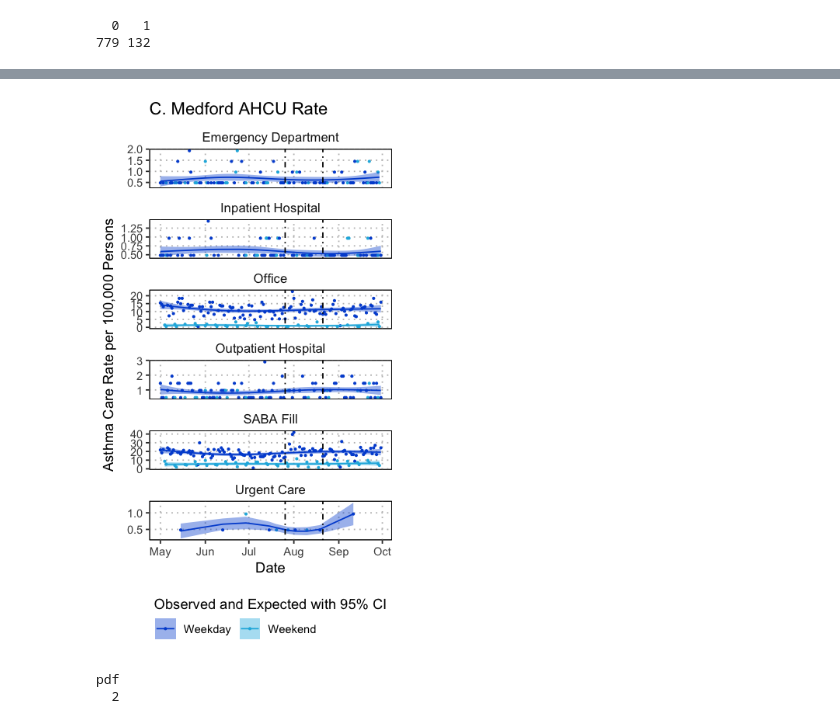
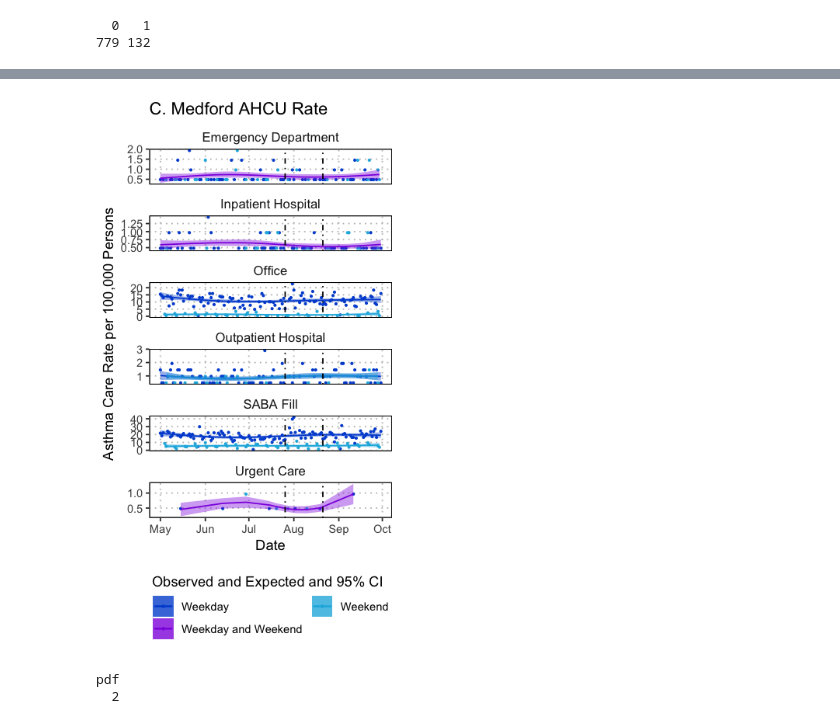
Before and after one commit to RyanGan/oregon_wildfire, a Jupyter notebook: r_scripts/analysis/msa_daily_smoke_analysis.ipynb, the cells around one changed output, grey strips where cells are left out. Saved outputs shown, nothing was run; the diff lists cells and outputs as text; code cells hidden in the pictures.

Commit message:
updated figure and results

```diff
--- a/r_scripts/analysis/msa_daily_smoke_analysis.ipynb
+++ b/r_scripts/analysis/msa_daily_smoke_analysis.ipynb
@@ -277,7 +341,13 @@ medford_estimates <- medford %>%
 medford_asthma_rates <- bind_cols(medford, medford_estimates) %>%
     mutate(pred_rate = (pred_n/pop)*100000,
            se_rate = (se/pop)*100000,
-           weekend_pred = ifelse(service_place %in% c('SABA Fill', 'Office'), weekend, 0))
+           weekend_pred = ifelse(service_place %in% c('SABA Fill', 'Office'), weekend, 0),
+           weekend_cat = factor(case_when((service_place %in% c('Emergency Department',
+                                                         'Inpatient Hospital',
+                                                         'Urgent Care')) ~ 'Weekday and Weekend',
+                                   weekend == 1 ~ 'Weekend',
+                                   weekend == 0 ~ 'Weekday'),
+                                levels = c('Weekday', 'Weekend', 'Weekday and Weekend')))
 # %%
 # set plot options
 options(repr.plot.width = 3.25, repr.plot.height = 6)
@@ -285,50 +355,70 @@ options(repr.plot.width = 3.25, repr.plot.height = 6)
 # plot of pm by msa
 med_oregon_plot <- ggplot() +
     # observed
-    geom_point(data = medford_asthma_rates,
-               aes(x=date, y=rate_100k, group = weekend, color=as.factor(weekend)),
-               size = 0.5) +
+    geom_point(data = filter(medford_asthma_rates, weekend == 0),
+               aes(x = date, y = rate_100k, color = 'Weekday'),
+               size = 0.5, show.legend = T) +
+    geom_point(data = filter(medford_asthma_rates, weekend == 1),
+               aes(x = date, y = rate_100k, color = 'Weekend'),
+               size = 0.5, show.legend = T) +
     # expected
-    geom_line(data = medford_asthma_rates,
-              aes(x = date, y = pred_rate, group = weekend_pred, color = as.factor(weekend_pred))) + #, color='#da22ff') +
-    geom_ribbon(data = medford_asthma_rates,
+    geom_line(data = filter(medford_asthma_rates, weekend_cat == 'Weekday'),
+              aes(x = date, y = pred_rate, color = 'Weekday')) +
+    geom_line(data = filter(medford_asthma_rates, weekend_cat == 'Weekend'),
+              aes(x = date, y = pred_rate, color = 'Weekend')) +
+    geom_line(data = filter(medford_asthma_rates, weekend_cat == 'Weekday and Weekend'),
+              aes(x = date, y = pred_rate, color = 'Weekday and Weekend')) +
+    geom_ribbon(data = filter(medford_asthma_rates, weekend_cat == 'Weekday'),
                 aes(x = date,
                     ymin = (pred_rate - 1.96*se_rate),
                     ymax = (pred_rate + 1.96*se_rate),
-                    group = weekend_pred, fill = as.factor(weekend_pred)), alpha = 0.4) +
-    scale_color_manual(name = 'Observed and Expected with 95% CI',
-                       labels = c('Weekday', 'Weekend'),
-                       values = c('#0052D4', '#1cb5e0'),
-                       guide = guide_legend(title.position = 'top')) +
-    scale_fill_manual(name = 'Observed and Expected with 95% CI',
-                      labels = c('Weekday', 'Weekend'),
-                      values = c('#0052D4', '#1cb5e0')) +
+                    fill = 'Weekday'), alpha = 0.4) +
+    geom_ribbon(data = filter(medford_asthma_rates, weekend_cat == 'Weekend'),
+                aes(x = date,
+                    ymin = (pred_rate - 1.96*se_rate),
+                    ymax = (pred_rate + 1.96*se_rate),
+                    fill = 'Weekend'), alpha = 0.4) +
+    geom_ribbon(data = filter(medford_asthma_rates, weekend_cat == 'Weekday and Weekend'),
+                aes(x = date,
+                    ymin = (pred_rate - 1.96*se_rate),
+                    ymax = (pred_rate + 1.96*se_rate),
+                    fill = 'Weekday and Weekend'), alpha = 0.4) +
     # facet by metro area
+    scale_color_manual(name = 'Observed and Expected and 95% CI',
+                       values = c('Weekday' = '#0052D4',
+                                  'Weekend' = '#1cb5e0',
+                                  'Weekday and Weekend' = '#8E2DE2'),
+                    guide = guide_legend(title.position = 'top',
+                                        nrow = 2)) +
+    scale_fill_manual(name = 'Observed and Expected and 95% CI',
+                      values = c('Weekday' = '#0052D4',
+                                 'Weekend' = '#1cb5e0',
+                                 'Weekday and Weekend' = '#8E2DE2')) +
     facet_wrap(~service_place, scales = 'free_y', ncol=1) +
     # verticle line for smoke impacted period
     geom_vline(data = smk_ts, aes(xintercept=as.numeric(date[79])), linetype = 'dotdash') +
     geom_vline(data = smk_ts, aes(xintercept=as.numeric(date[99])), linetype = 'dotdash') +
     # y label
     ylab('Asthma Care Rate per 100,000 Persons') +
     # x label
     xlab("Date") +
     ggtitle('C. Medford AHCU Rate') +
     theme(panel.background = element_rect(fill = 'white', colour = 'black'),
         panel.grid.major = element_line(color = 'grey', linetype = 'dotted',
                                         size = 0.5),
         panel.grid.minor = element_blank(),
         # strip element
         strip.background = element_rect(colour=NA, fill=NA),
         panel.border = element_rect(fill = NA, color = "black"),
         # facet text size
         strip.text = element_text(size = 10),
         axis.title.y = element_text(angle = 90),
         legend.position = 'bottom',
         legend.key = element_rect(fill = NA, colour = NA, size = 0.25))
 
 med_oregon_plot
 # %% [output]
-[figure, old version]
+[figure, new version]
 # %%
 # final plot
 png('./Figs/msa_smoke_asthma.png', width = 800, height = 700)
```
Also changed, not shown: parts of 10 cells of this notebook, 2 other files.
